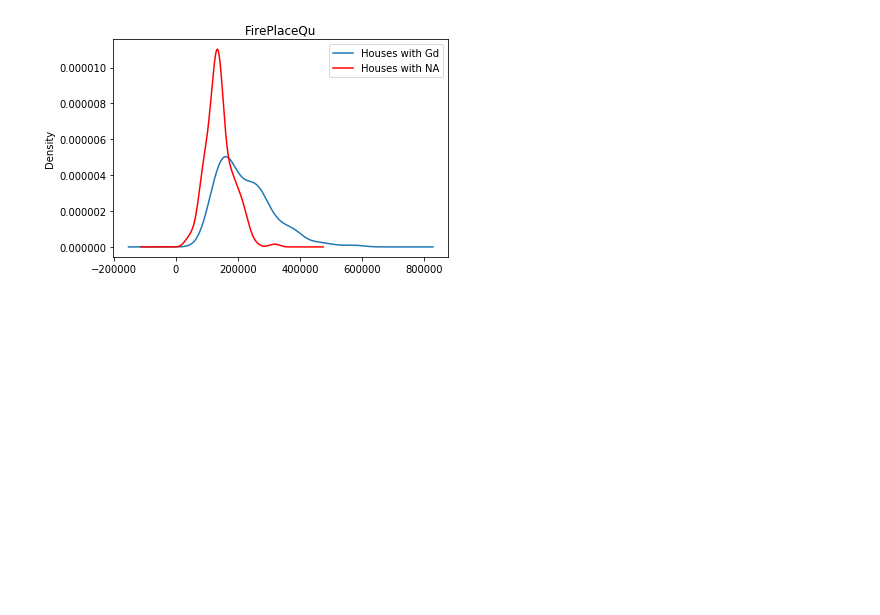
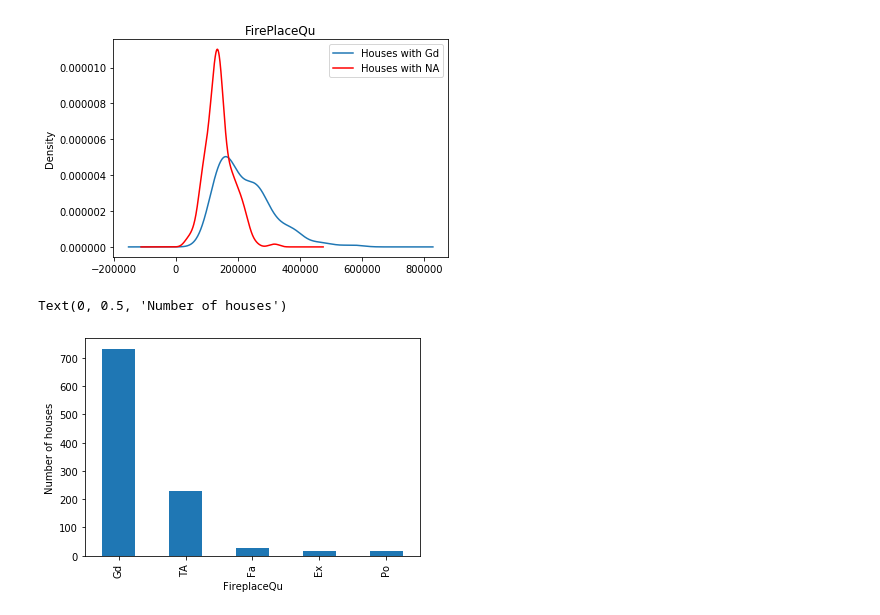
Before and after one commit to KarthikKothareddy/FeatureEngineering, a Jupyter notebook: Missing_Data_Imputation_2.ipynb, the cells around one changed output. Saved outputs shown, nothing was run; the diff lists cells and outputs as text; code cells hidden in the pictures; blank space fills up the shorter version.

```diff
--- a/Missing_Data_Imputation_2.ipynb
+++ b/Missing_Data_Imputation_2.ipynb
@@ -208,6 +208,9 @@ x_test['FireplaceQu'] = x_test['FireplaceQu'].fillna('Gd')
 # %%
 # let's inspect the number of observations per category
 
-X_train['FireplaceQu'].value_counts().sort_values(ascending=False).plot.bar()
+x_train['FireplaceQu'].value_counts().sort_values(ascending=False).plot.bar()
 plt.xlabel('FireplaceQu')
 plt.ylabel('Number of houses')
+# %% [output]
+Text(0, 0.5, 'Number of houses')
+[figure, added]
```
Also changed, not shown: parts of 11 cells of this notebook.
